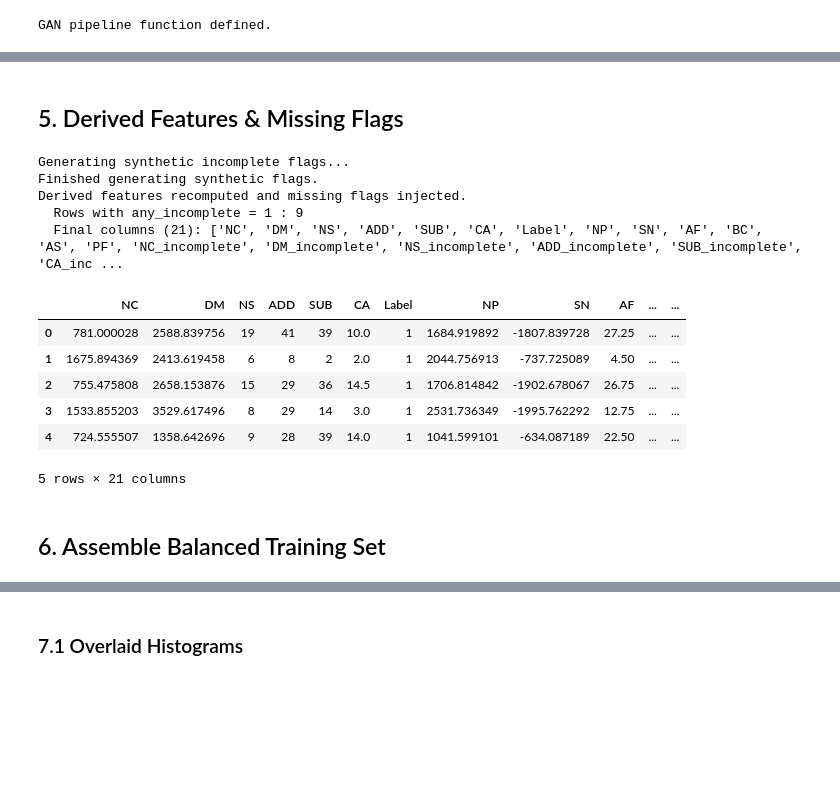
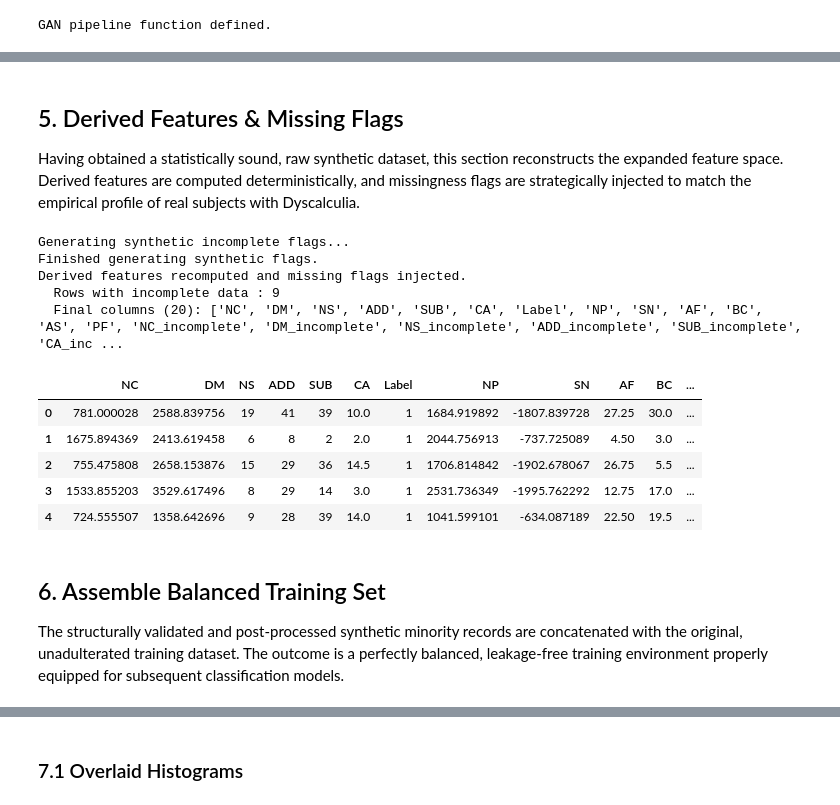
Before and after one commit to DysCalc/DysCalc-ML-Development, a Jupyter notebook: notebooks/synthetic_data_generation.ipynb, the cells around one changed output, grey strips where cells are left out. Drawn from its saved outputs; the diff is of its cells as text; code cells hidden in the pictures; blank space fills up the shorter version.

Commit message:
final pipeline plus model

```diff
--- a/notebooks/synthetic_data_generation.ipynb
+++ b/notebooks/synthetic_data_generation.ipynb
@@ -87,0 +126,13 @@ Configuration loaded.
+# %%
+def compute_derived(df: pd.DataFrame) -> pd.DataFrame:
+    """Recompute all derived features from raw features deterministically."""
+    df_der = df.copy()
+    df_der['NP'] = (df_der['NC'] + df_der['DM']) / 2                           # Eq. 3.3
+    df_der['SN'] = df_der['NC'] - df_der['DM']                                  # Eq. 3.4
+    df_der['AF'] = (df_der['NS'] + df_der['ADD'] + df_der['SUB'] + df_der['CA']) / 4   # Eq. 3.5
+    df_der['BC'] = (df_der['ADD'] + df_der['SUB']) / 2 - df_der['CA']              # Eq. 3.6
+    df_der['AS'] = df_der['ADD'] - df_der['SUB']                                # Eq. 3.7
+    df_der['PF'] = df_der['AF'] / (df_der['NP'] + EPSILON)                     # Eq. 3.8
+    return df_der
+
+print("compute_derived helper function loaded.")
@@ -159,9 +190,10 @@ def distribution_check(
     df_syn_min: pd.DataFrame,
     df_train_min_full: pd.DataFrame,
     features: list,
+    ks_pval: float = 0.05,
     T_mu: float = 0.10,
-    T_sigma: float = 0.17,
-    T_med: float = 0.12,
+    T_sigma: float = 0.15,
+    T_med: float = 0.1,
     T_skew: float = 0.75,
     T_kurt: float = 1.5,
     JSD_THRESHOLD: float = 0.10,
@@ -170,7 +202,7 @@ def distribution_check(
     Statistical similarity check between real and synthetic minority-class data.
     Returns (all_pass: bool, results: pd.DataFrame).
 
-    Checks per feature (Eq. 3.14 – 3.25):
+    Checks per feature (Eq. 3.14 - 3.25):
       KS test       — H0: same distribution; reject at α=0.05
       JSD           — Jensen-Shannon divergence over 20 bins < JSD_THRESHOLD
       Δμ, Δσ, Δmed  — normalised mean / std / median differences
@@ -179,7 +211,7 @@ def distribution_check(
     all_pass_global = True
     results = []
 
-    hdr = f"{'Feature':<10} {'KS (p>0.05)':>22} {'JSD':>18} {'Δμ':>18} {'Δσ':>18} {'Δmed':>18} {'Δskew':>18} {'Δkurt':>18} {'ALL':>6}"
+    hdr = f"{'Feature':<10} {f'KS (p>{ks_pval})':>22} {'JSD':>18} {'Δμ':>18} {'Δσ':>18} {'Δmed':>18} {'Δskew':>18} {'Δkurt':>18} {'ALL':>6}"
     print(hdr)
     print('-' * len(hdr))
 
@@ -189,7 +221,7 @@ def distribution_check(
 
         # KS test (Eq. 3.14)
         ks_stat, p_value = stats.ks_2samp(real_f, syn_f)
-        ks_pass = p_value > 0.05
+        ks_pass = p_value > ks_pval
         ks_str  = f"D={ks_stat:.4f} p={p_value:.4f} {'✓' if ks_pass else '✗'}"
 
         # Summary statistics
@@ -239,9 +271,9 @@ def distribution_check(
         ))
 
     print('-' * len(hdr))
-    print('Overall:', 'ALL FEATURES PASS ✓' if all_pass_global else 'Some features FAILED ❌')
+    print('Overall:', 'ALL FEATURES PASS ✓' if all_pass_global else 'Some features FAILED ✗')
     return all_pass_global, pd.DataFrame(results)
 
 
-print('distribution_check() defined.')
+print("distribution_check helper function loaded.")
 # %% [output]
@@ -303,13 +337,12 @@ GAN_SEARCH_GRID = [
 
 # Default thresholds for the statistical measurements
 DIST_THRESHOLDS = dict(
-    T_mu=0.10, T_sigma=0.15, T_med=0.1,
+    ks_pval = 0.05, T_mu=0.10, T_sigma=0.15, T_med=0.1,
     T_skew=0.75, T_kurt=1.5, JSD_THRESHOLD=0.10
 )
 
 # Fit scaler once on real minority data
 scaler_global = StandardScaler().fit(df_min_all[GAN_FEATURES])
-
 
 def run_gan_pipeline(config, seed=SEED, thresholds=None):
     """Train GANs, post-process, filter, and check distribution for one config."""
@@ -571,44 +601,48 @@ Overall: Some features FAILED ❌
 ✓ Best config  : (15, 3000, 100, 0.0001, 0.0001)
   Best score   : 3.3391
   Selected rows: 58
-# %% [markdown]
-## 5. Derived Features & Missing Flags
+# %% [markdown]
+## 5. Derived Features & Missing Flags
+
+Having obtained a statistically sound, raw synthetic dataset, this section reconstructs the expanded feature space. Derived features are computed deterministically, and missingness flags are strategically injected to match the empirical profile of real subjects with Dyscalculia.
 # %%
 # Recompute all derived features deterministically from raw features
 df_selected_full = compute_derived(df_selected)
 
 # Inject missing flags into synthetic rows
 df_selected_full = inject_synthetic_missing(
     df            = df_selected_full,
     missing_rates = MISSING_RATES,
     features      = RAW_FEATURES,
     df_min_ref    = df_min_ref,
     label_val     = 1,
     random_state  = SEED,
 )
 
 df_selected_full['is_synthetic'] = 1
 
-inc_cols = [f + '_incomplete' for f in RAW_FEATURES] + ['any_incomplete']
+inc_cols = [f + '_incomplete' for f in RAW_FEATURES]
 print('Derived features recomputed and missing flags injected.')
-print(f'  Rows with any_incomplete = 1 : {df_selected_full["any_incomplete"].sum()}')
+any_missing_mask = df_selected_full[inc_cols].sum(axis=1) > 0
+print(f'  Rows with incomplete data : {any_missing_mask.sum()}')
 print(f'  Final columns ({len(df_selected_full.columns)}): {list(df_selected_full.columns)}')
 display(df_selected_full.head())
 # %% [output]
 Generating synthetic incomplete flags...
 Finished generating synthetic flags.
 Derived features recomputed and missing flags injected.
-  Rows with any_incomplete = 1 : 9
-  Final columns (21): ['NC', 'DM', 'NS', 'ADD', 'SUB', 'CA', 'Label', 'NP', 'SN', 'AF', 'BC', 'AS', 'PF', 'NC_incomplete', 'DM_incomplete', 'NS_incomplete', 'ADD_incomplete', 'SUB_incomplete', 'CA_inc ...
+  Rows with incomplete data : 9
+  Final columns (20): ['NC', 'DM', 'NS', 'ADD', 'SUB', 'CA', 'Label', 'NP', 'SN', 'AF', 'BC', 'AS', 'PF', 'NC_incomplete', 'DM_incomplete', 'NS_incomplete', 'ADD_incomplete', 'SUB_incomplete', 'CA_inc ...
-|  | NC | DM | NS | ADD | SUB | CA | Label | NP | SN | AF | ... | ... |
-| 0 | 781.000028 | 2588.839756 | 19 | 41 | 39 | 10.0 | 1 | 1684.919892 | -1807.839728 | 27.25 | ... | ... |
-| 1 | 1675.894369 | 2413.619458 | 6 | 8 | 2 | 2.0 | 1 | 2044.756913 | -737.725089 | 4.50 | ... | ... |
-| 2 | 755.475808 | 2658.153876 | 15 | 29 | 36 | 14.5 | 1 | 1706.814842 | -1902.678067 | 26.75 | ... | ... |
-| 3 | 1533.855203 | 3529.617496 | 8 | 29 | 14 | 3.0 | 1 | 2531.736349 | -1995.762292 | 12.75 | ... | ... |
-| 4 | 724.555507 | 1358.642696 | 9 | 28 | 39 | 14.0 | 1 | 1041.599101 | -634.087189 | 22.50 | ... | ... |
+|  | NC | DM | NS | ADD | SUB | CA | Label | NP | SN | AF | BC | ... |
+| 0 | 781.000028 | 2588.839756 | 19 | 41 | 39 | 10.0 | 1 | 1684.919892 | -1807.839728 | 27.25 | 30.0 | ... |
+| 1 | 1675.894369 | 2413.619458 | 6 | 8 | 2 | 2.0 | 1 | 2044.756913 | -737.725089 | 4.50 | 3.0 | ... |
+| 2 | 755.475808 | 2658.153876 | 15 | 29 | 36 | 14.5 | 1 | 1706.814842 | -1902.678067 | 26.75 | 5.5 | ... |
+| 3 | 1533.855203 | 3529.617496 | 8 | 29 | 14 | 3.0 | 1 | 2531.736349 | -1995.762292 | 12.75 | 17.0 | ... |
+| 4 | 724.555507 | 1358.642696 | 9 | 28 | 39 | 14.0 | 1 | 1041.599101 | -634.087189 | 22.50 | 19.5 | ... |
-5 rows × 21 columns
-# %% [markdown]
-## 6. Assemble Balanced Training Set
+# %% [markdown]
+## 6. Assemble Balanced Training Set
+
+The structurally validated and post-processed synthetic minority records are concatenated with the original, unadulterated training dataset. The outcome is a perfectly balanced, leakage-free training environment properly equipped for subsequent classification models.
 # %%
 df_train_full = compute_derived(df_train)
 df_train_full['is_synthetic'] = 0
```
Also changed, not shown: parts of 30 cells of this notebook, 20 other files.
